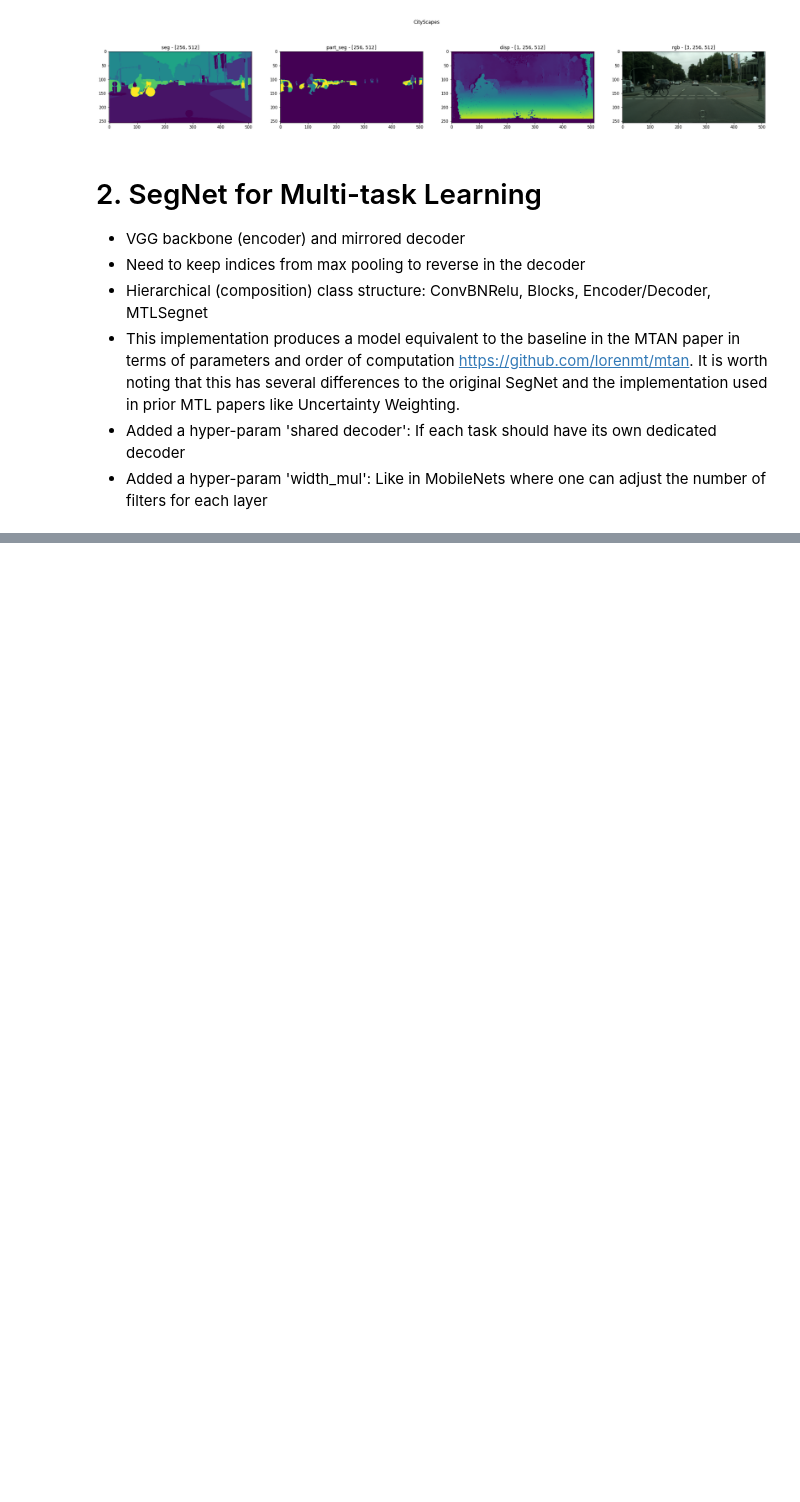
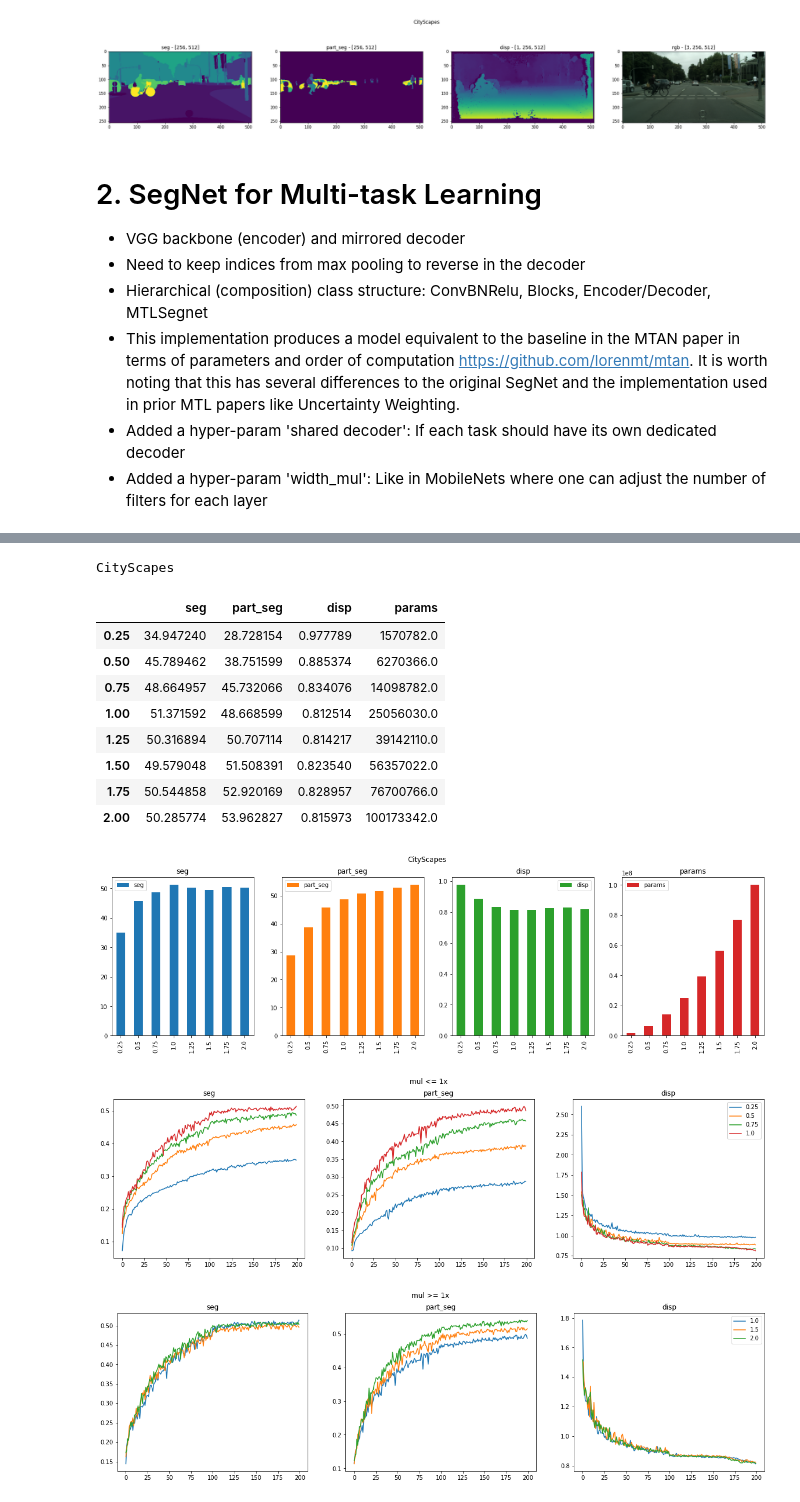
Before and after one commit to xapharius/mlscripts, a Jupyter notebook: MTL SegNet.ipynb, the cells around one changed output, grey strips where cells are left out. Saved outputs shown, nothing was run; the diff lists cells and outputs as text; code cells hidden in the pictures; blank space fills up the shorter version.

```diff
--- a/MTL SegNet.ipynb
+++ b/MTL SegNet.ipynb
@@ -327,0 +494,28 @@ def train(dataset="nyuv2", shared_decoder=True, width_mul=1, batch_size=4, n_epo
+# %%
+print("CityScapes")
+cityscapes_wmul = {mul: train(dataset="cityscapes", width_mul=mul) for mul in multipliers}
+
+cityscapes_wmul_df = get_metrics_df(cityscapes_wmul)
+for wm in cityscapes_wmul_df.index:
+    cityscapes_wmul_df.loc[wm, "params"] = count_params(MTLSegNet(tasks={"seg": 19, "part_seg": 10, "disp": 1,}, shared_decoder=True, width_mul=wm))
+display(cityscapes_wmul_df)
+
+cityscapes_wmul_df.plot(subplots=True, layout=(1,4), figsize=(20, 5), kind="bar", title="CityScapes")
+plt.show()
+
+plot_metrics({key: val for key, val in cityscapes_wmul.items() if key in [0.25, 0.5, 0.75, 1.0]}, title="mul <= 1x")
+plot_metrics({key: val for key, val in cityscapes_wmul.items() if key in [1.0, 1.5, 2.0]}, title="mul >= 1x")
+# %% [output]
+CityScapes
+|  | seg | part_seg | disp | params |
+| 0.25 | 34.947240 | 28.728154 | 0.977789 | 1570782.0 |
+| 0.50 | 45.789462 | 38.751599 | 0.885374 | 6270366.0 |
+| 0.75 | 48.664957 | 45.732066 | 0.834076 | 14098782.0 |
+| 1.00 | 51.371592 | 48.668599 | 0.812514 | 25056030.0 |
+| 1.25 | 50.316894 | 50.707114 | 0.814217 | 39142110.0 |
+| 1.50 | 49.579048 | 51.508391 | 0.823540 | 56357022.0 |
+| 1.75 | 50.544858 | 52.920169 | 0.828957 | 76700766.0 |
+| 2.00 | 50.285774 | 53.962827 | 0.815973 | 100173342.0 |
+[figure, added]
+[figure, added]
+[figure, added]
```
Also changed, not shown: parts of 15 cells of this notebook.
